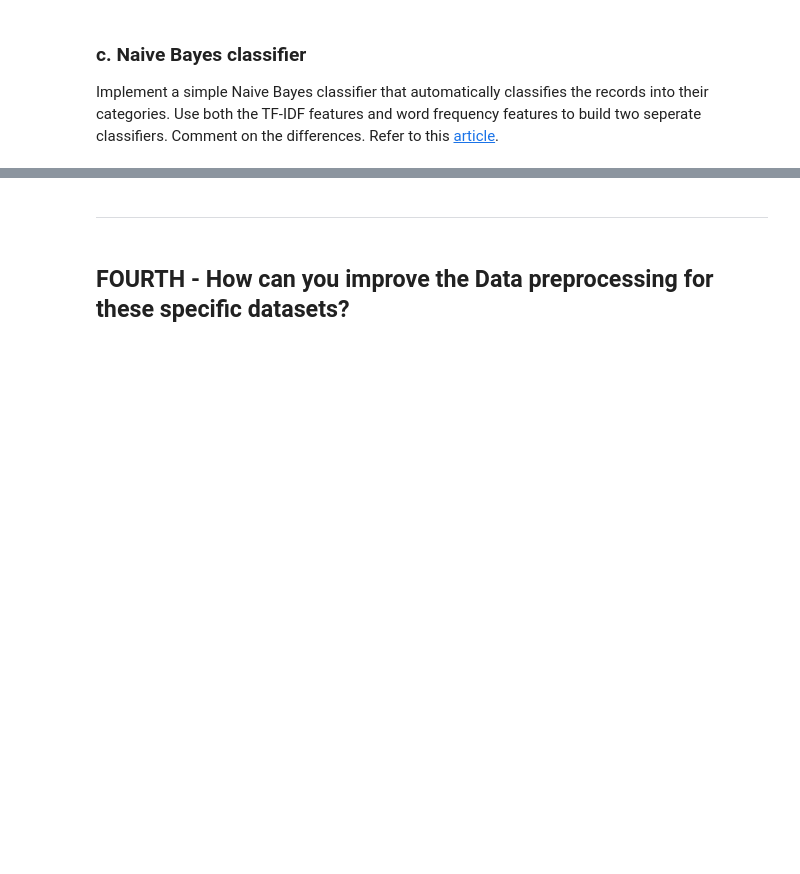
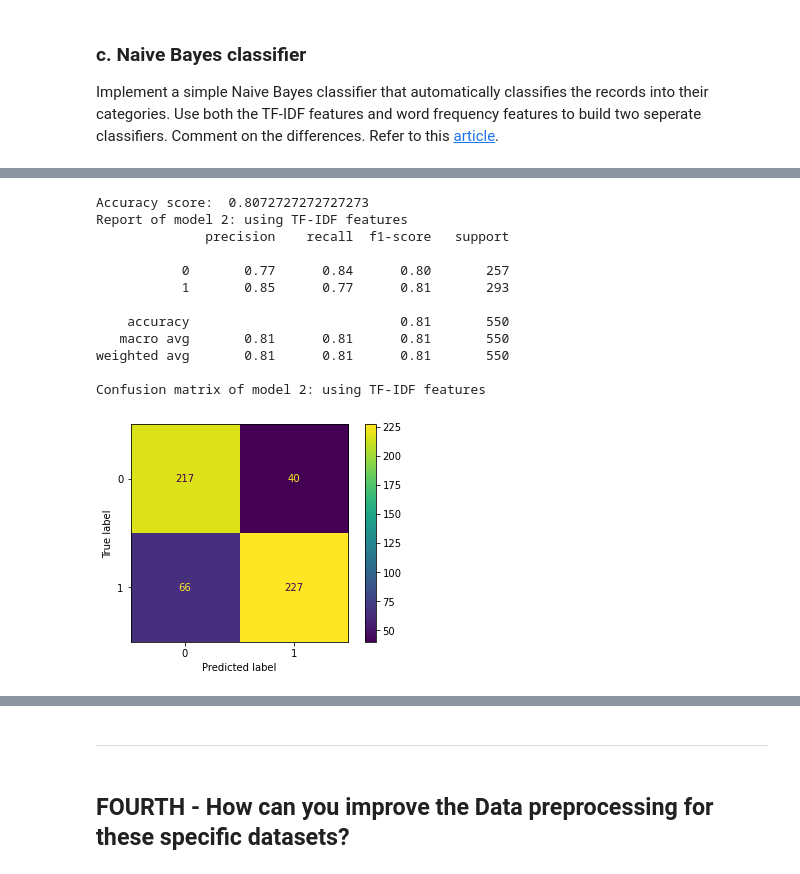
Before and after one commit to chinyakao/DM2021-Lab1-Homework, a Jupyter notebook: DM2021-Lab1-Homework.ipynb, the cells around one changed output, grey strips where cells are left out. Saved outputs shown, nothing was run; the diff lists cells and outputs as text; code cells hidden in the pictures; blank space fills up the shorter version.

```diff
--- a/DM2021-Lab1-Homework.ipynb
+++ b/DM2021-Lab1-Homework.ipynb
@@ -1007,16 +1022,0 @@ check_df.iloc[::50, 0:3][0:5]
-# %%
-# Split data into training set and test set
-
-X_train, X_test, y_train, y_test = train_test_split(Y['sentence'], Y['score'], random_state=1)
-
-X_train_cv = count_vect.fit_transform(X_train)
-X_test_cv = count_vect.transform(X_test)
-
-# Prediction
-
-mnb.fit(X_train_cv, y_train)
-predictions = mnb.predict(X_test_cv)
-
-print('Accuracy score: ', accuracy_score(y_test, predictions))
-print('Precision score: ', precision_score(y_test, predictions))
-print('Recall score: ', recall_score(y_test, predictions))
@@ -1060,0 +1023,14 @@ check_df.iloc[::50, 0:3][0:5]
+# %%
+# Use TF-IDF to make a matrixa
+count_vect_tfidf = TfidfVectorizer()
+X_train_cv_tfidf = count_vect_tfidf.fit_transform(X_train)
+X_test_cv_tfidf = count_vect_tfidf.transform(X_test)
+
+# Prediction
+clf2 = MultinomialNB()
+clf2.fit(X_train_cv_tfidf, y_train)
+predictions_tfidf = clf2.predict(X_test_cv_tfidf)
+
+# Sample query: lets's take a glance on actual and predicted score
+check_df = pd.DataFrame({'sentence':list(X_test), 'score_actual': list(y_test), 'score_predicted': list(predictions_tfidf)})
+check_df.iloc[::5][0:10]
@@ -1060,0 +1049,24 @@ check_df.iloc[::50, 0:3][0:5]
+# %%
+# Report of model2 prediction
+print('Accuracy score: ', accuracy_score(y_test, predictions_tfidf))
+
+print('Report of model 2: using TF-IDF features')
+print(classification_report(y_test, predictions_tfidf))
+
+plot_confusion_matrix(clf2, X_test_cv_tfidf, y_test)
+print('Confusion matrix of model 2: using TF-IDF features')
+plt.show()
+# %% [output]
+Accuracy score:  0.8072727272727273
+Report of model 2: using TF-IDF features
+              precision    recall  f1-score   support
+
+           0       0.77      0.84      0.80       257
+           1       0.85      0.77      0.81       293
+
+    accuracy                           0.81       550
+   macro avg       0.81      0.81      0.81       550
+weighted avg       0.81      0.81      0.81       550
+
+Confusion matrix of model 2: using TF-IDF features
+[figure, added]
```
Also changed, not shown: parts of 28 cells of this notebook.
